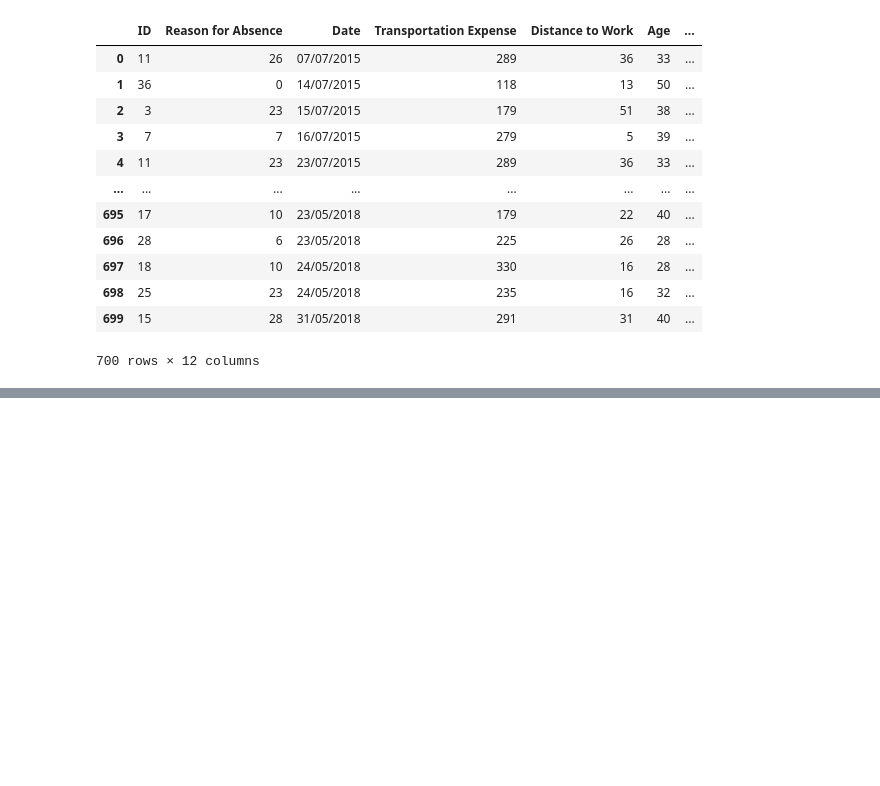
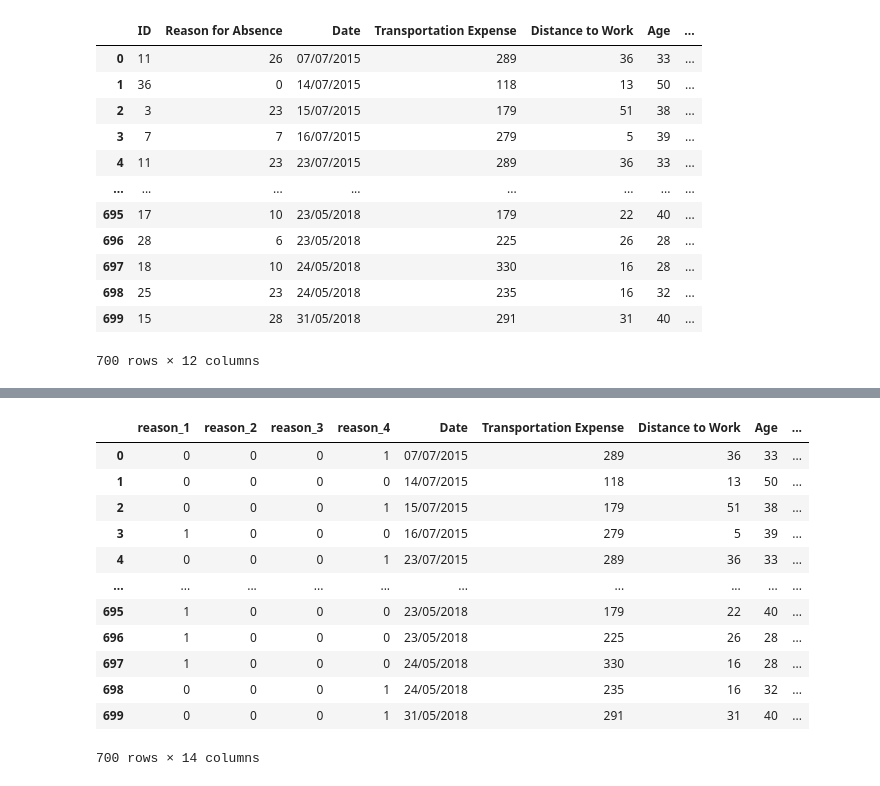
Before and after one commit to baharmostafaei/ML-project, a Jupyter notebook: ml_project.ipynb, the cells around one changed output, grey strips where cells are left out. Drawn from its saved outputs; the diff is of its cells as text; code cells hidden in the pictures; blank space fills up the shorter version.

```diff
--- a/ml_project.ipynb
+++ b/ml_project.ipynb
@@ -19,0 +133,3 @@ raw_data
+# %%
+df = pd.concat([df, reason_type_1, reason_type_2, reason_type_3, reason_type_4], axis=1)
+df
@@ -19,0 +157,7 @@ raw_data
+# %%
+columns_name = ['Date', 'Transportation Expense', 'Distance to Work', 'Age',
+       'Daily Work Load Average', 'Body Mass Index', 'Education',
+       'Children', 'Pets', 'Absenteeism Time in Hours', 'reason_1', 'reason_2', 'reason_3','reason_4']
+# %%
+df.columns = columns_name
+df
@@ -19,0 +178,22 @@ raw_data
+# %%
+columns_name_reordered =  ['reason_1', 'reason_2', 'reason_3', 'reason_4', 'Date', 'Transportation Expense', 'Distance to Work', 'Age',
+       'Daily Work Load Average', 'Body Mass Index', 'Education',
+       'Children', 'Pets', 'Absenteeism Time in Hours']
+# %%
+df = df[columns_name_reordered]
+
+df
+# %% [output]
+|  | reason_1 | reason_2 | reason_3 | reason_4 | Date | Transportation Expense | Distance to Work | Age | ... |
+| 0 | 0 | 0 | 0 | 1 | 07/07/2015 | 289 | 36 | 33 | ... |
+| 1 | 0 | 0 | 0 | 0 | 14/07/2015 | 118 | 13 | 50 | ... |
+| 2 | 0 | 0 | 0 | 1 | 15/07/2015 | 179 | 51 | 38 | ... |
+| 3 | 1 | 0 | 0 | 0 | 16/07/2015 | 279 | 5 | 39 | ... |
+| 4 | 0 | 0 | 0 | 1 | 23/07/2015 | 289 | 36 | 33 | ... |
+| ... | ... | ... | ... | ... | ... | ... | ... | ... | ... |
+| 695 | 1 | 0 | 0 | 0 | 23/05/2018 | 179 | 22 | 40 | ... |
+| 696 | 1 | 0 | 0 | 0 | 23/05/2018 | 225 | 26 | 28 | ... |
+| 697 | 1 | 0 | 0 | 0 | 24/05/2018 | 330 | 16 | 28 | ... |
+| 698 | 0 | 0 | 0 | 1 | 24/05/2018 | 235 | 16 | 32 | ... |
+| 699 | 0 | 0 | 0 | 1 | 31/05/2018 | 291 | 31 | 40 | ... |
+700 rows × 14 columns
```
Also changed, not shown: parts of 14 cells of this notebook.
